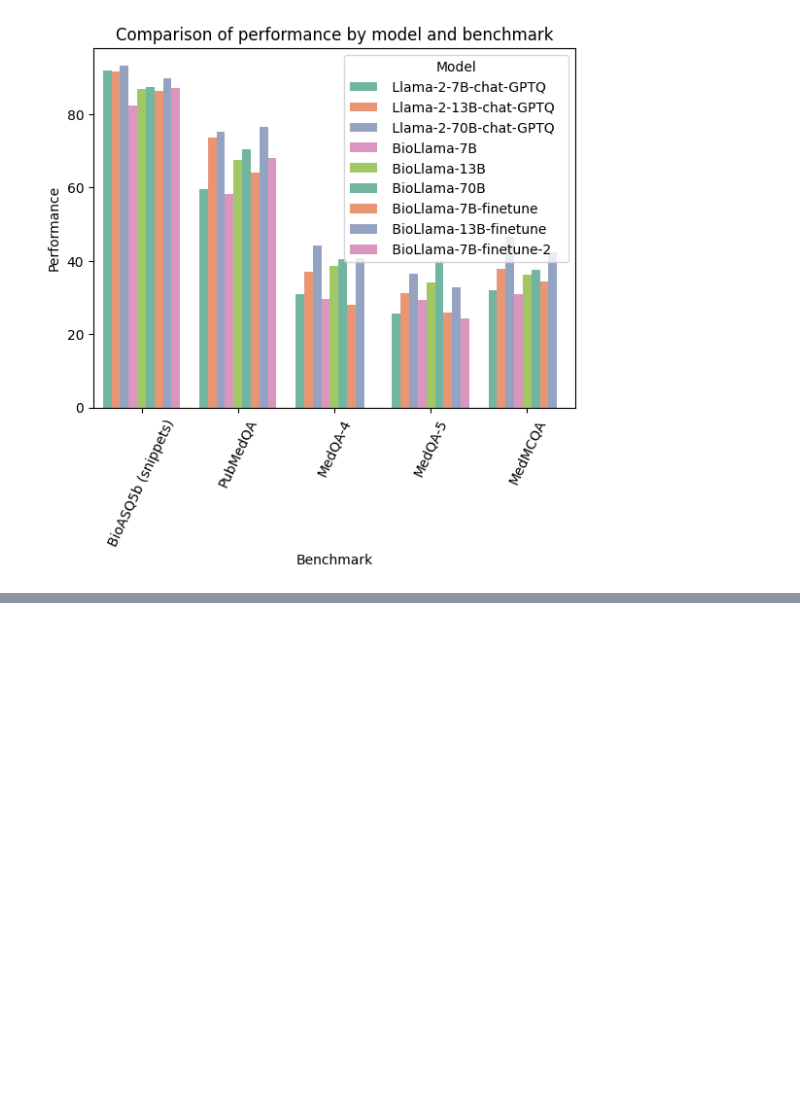
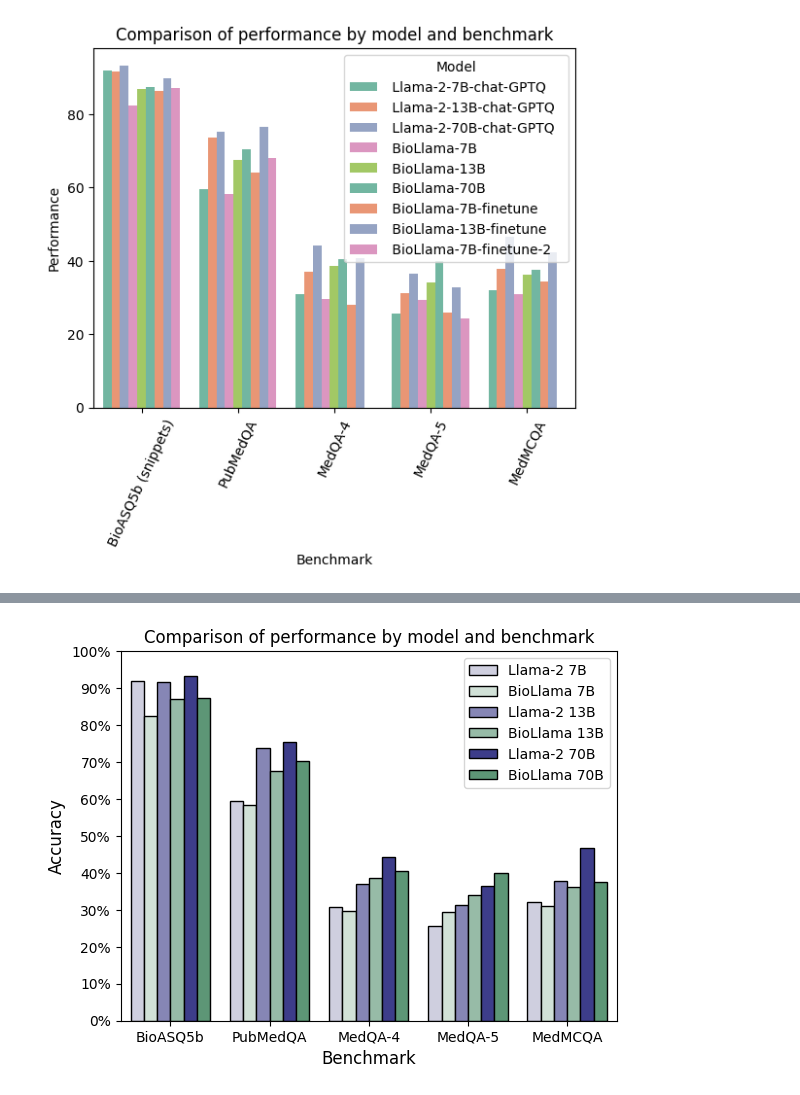
Before and after one commit to Neelectric/BioLlama, a Jupyter notebook: graphs&tables.ipynb, the cells around one changed output, grey strips where cells are left out. Saved outputs shown, nothing was run; the diff lists cells and outputs as text; code cells hidden in the pictures; blank space fills up the shorter version.

```diff
--- a/graphs&tables.ipynb
+++ b/graphs&tables.ipynb
@@ -524,0 +525,95 @@ plt.show()
+# %%
+results_bl = """
+| Model                   | BioASQ5b (snippets)   | PubMedQA   | MedQA-4   | MedQA-5   | MedMCQA   |
+|:------------------------|:----------------------|:-----------|:----------|:----------|:----------|
+| Llama-2 7B              | 91.91                 | 59.49      | 30.9      | 25.6      | 32.1      |
+| BioLlama 7B             | 82.34                 | 58.3       | 29.6      | 29.4      | 31.0      |
+| Llama-2 13B             | 91.70                 | 73.74      | 36.9      | 31.3      | 37.8      |
+| BioLlama 13B            | 87.02                 | 67.5       | 38.5      | 34.0      | 36.1      |
+| Llama-2 70B             | 93.4                  | 75.35      | 44.3      | 36.4      | 46.6      |
+| BioLlama 70B            | 87.45                 | 70.4       | 40.4      | 40.0      | 37.6      |
+"""
+# convert the above string into a dataframe
+import pandas as pd
+from io import StringIO
+import seaborn as sns
+import matplotlib.pyplot as plt
+import numpy as np
+df_bl = pd.read_csv(StringIO(results_bl), sep="|")
+
+
+df_bl = df_bl.reset_index(drop=True)
+df_bl = df_bl.rename(columns={" Model                   ": "Model", " BioASQ5b (snippets)   ": "BioASQ5b", " PubMedQA   ": "PubMedQA", " MedQA-4   ": "MedQA-4", " MedQA-5   ": "MedQA-5", " MedMCQA   ": "MedMCQA"})
+#drop column "Unnamed: 0" here:
+df_bl.drop(columns=["Unnamed: 0", "Unnamed: 7"], inplace=True)
+# remove first row:
+df_bl = df_bl[1:]
+
+# convert the strings of numbers to just numbers
+df_bl["BioASQ5b"] = df_bl["BioASQ5b"].str.extract('(\d+.\d+)')
+df_bl["PubMedQA"] = df_bl["PubMedQA"].str.extract('(\d+.\d+)')
+df_bl["MedQA-4"] = df_bl["MedQA-4"].str.extract('(\d+.\d+)')
+df_bl["MedQA-5"] = df_bl["MedQA-5"].str.extract('(\d+.\d+)')
+df_bl["MedMCQA"] = df_bl["MedMCQA"].str.extract('(\d+.\d+)')
+df_bl["BioASQ5b"] = pd.to_numeric(df_bl["BioASQ5b"])
+df_bl["PubMedQA"] = pd.to_numeric(df_bl["PubMedQA"])
+df_bl["MedQA-4"] = pd.to_numeric(df_bl["MedQA-4"])
+df_bl["MedQA-5"] = pd.to_numeric(df_bl["MedQA-5"])
+df_bl["MedMCQA"] = pd.to_numeric(df_bl["MedMCQA"])
+df_bl = df_bl.melt(id_vars=["Model"], value_vars=["BioASQ5b", "PubMedQA", "MedQA-4", "MedQA-5", "MedMCQA"], var_name="Benchmark", value_name="Performance")
+# strip leading and trailing whitespace from Model
+df_bl["Model"] = df_bl["Model"].str.strip()
+
+# Generate two colormaps
+cmap1 = sns.light_palette("seagreen", as_cmap=True)
+# cmap1 = sns.set_hls_values(cmap1, s=1)
+cmap2 = sns.light_palette("navy", as_cmap=True)
+
+# Generate sequences of evenly spaced floats
+color_indices1 = np.linspace(0.15, 0.8, df_bl[df_bl['Model'].str.contains('BioLlama')]["Model"].nunique())
+color_indices2 = np.linspace(0.15, 0.8, df_bl[df_bl['Model'].str.contains('Llama-2')]["Model"].nunique())
+
+# Get the corresponding colors from the colormaps
+colors1 = [cmap1(i) for i in color_indices1]
+colors2 = [cmap2(i) for i in color_indices2]
+
+# Create dictionaries mapping each model to a color
+model_color1 = dict(zip(df_bl[df_bl['Model'].str.contains('BioLlama')]["Model"].unique(), colors1))
+model_color2 = dict(zip(df_bl[df_bl['Model'].str.contains('Llama-2')]["Model"].unique(), colors2))
+
+# Combine the two dictionaries
+model_color = {**model_color1, **model_color2}
+
+# Use this dictionary in your barplot
+sns.barplot(x="Benchmark", y="Performance", hue="Model", data=df_bl, palette=model_color)
+# hatches = ['//', '']
+# # use dots instead of hatches
+# hatches = ['...', '']
+# hatcher = 0
+# set_hatch = False
+for i, thisbar in enumerate(plt.gca().patches):
+    thisbar.set_edgecolor('black')
+    # print(i, set_hatch, thisbar)
+
+# handles, labels = plt.gca().get_legend_handles_labels()
+# new_handles = []
+# for i, handle in enumerate(handles):
+#     if i %2:
+#         handle.set_hatch(hatches[1])
+#     else:
+#         handle.set_hatch(hatches[0])
+#     new_handles.append(handle)
+plt.gca().get_legend().remove()
+plt.legend(loc='upper right')
+# increase y label tick frequency
+plt.yticks(np.arange(0, 101, 10))
+# add "%" to the y ticks
+plt.gca().set_yticklabels(['{:.0f}%'.format(x) for x in plt.gca().get_yticks()])
+plt.xticks(rotation=0)
+plt.title("Comparison of performance by model and benchmark")
+plt.xlabel("Benchmark", fontsize=12)
+plt.ylabel("Accuracy", fontsize=12)
+# Show the chart
+plt.show()
+# %% [output]
+[figure, added]
```
Also changed, not shown: parts of 2 cells of this notebook, 4 other files.
